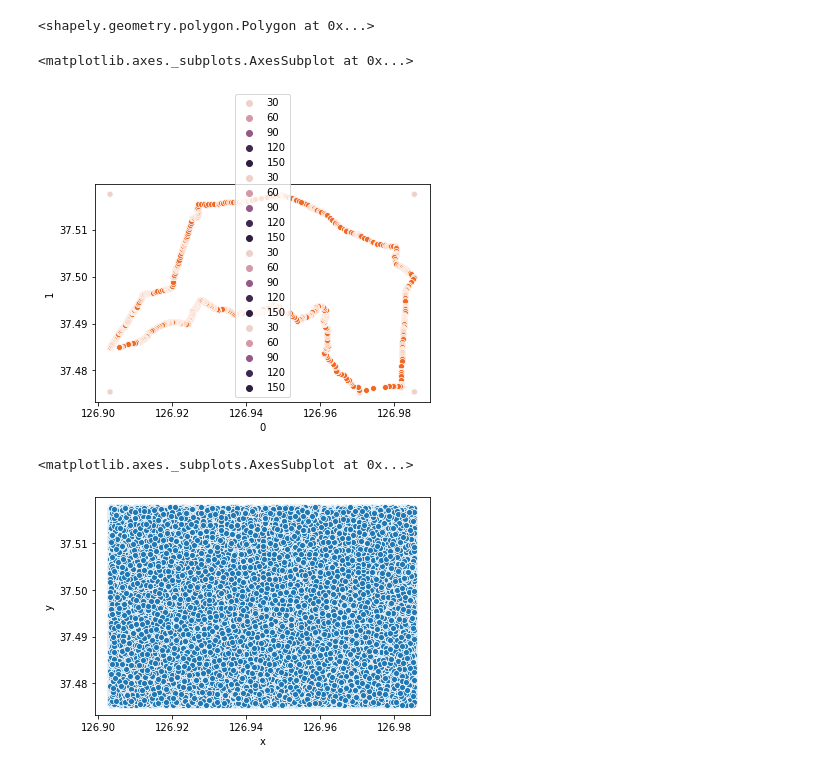
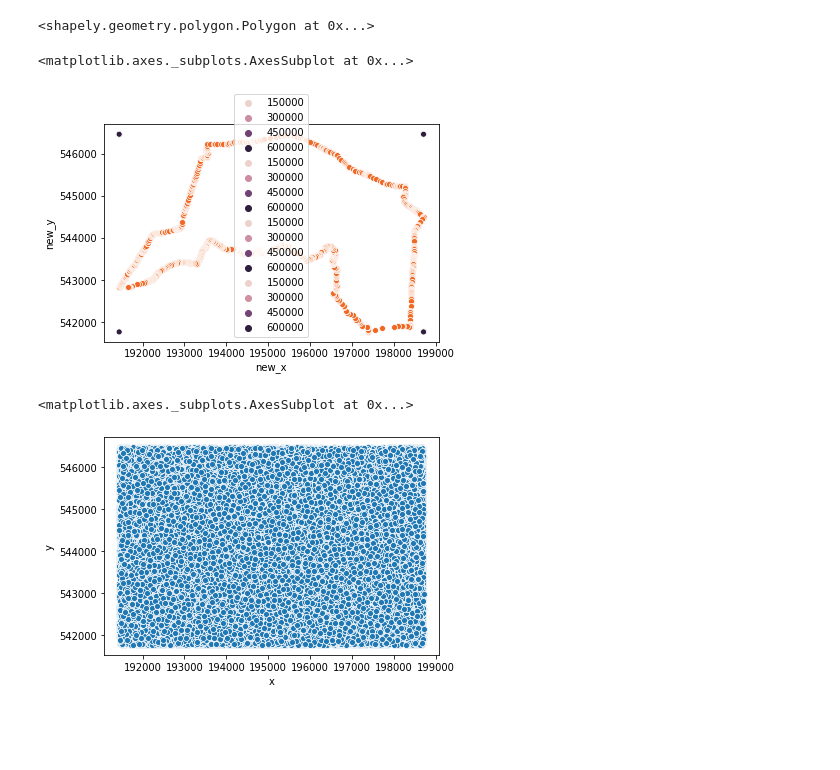
Before and after one commit to DrumDong/Contest_Exhibit, a Jupyter notebook: 동작구_공모전/동작구_05th_02.ipynb, the cells around one changed output. Saved outputs shown, nothing was run; the diff lists cells and outputs as text; code cells hidden in the pictures; blank space fills up the shorter version.

```diff
--- a/동작구_공모전/동작구_05th_02.ipynb
+++ b/동작구_공모전/동작구_05th_02.ipynb
@@ -63,11 +66,15 @@ poly = Polygon(coords)
 Polygon(coords)
 # %% [output]
 <shapely.geometry.polygon.Polygon at 0x...>
+# %%
+jak.rename(columns={0:'x',
+                    1:'y'},inplace=True)
+jak[['new_x','new_y']]=jak.apply(transform_w84_to_utmk,axis=1)
 # %%
-x_min=jak[0].min()
-x_max=jak[0].max()
-y_min=jak[1].min()
-y_max=jak[1].max()
+x_min=jak['new_x'].min()
+x_max=jak['new_x'].max()
+y_min=jak['new_y'].min()
+y_max=jak['new_y'].max()
 p1 = [x_min,y_min]
 p2 = [x_min,y_max]
 p3 = [x_max,y_min]
@@ -75,12 +82,12 @@ p4 = [x_max,y_max]
 # %%
 sns.scatterplot(p1[0],p1[1],p1)
 sns.scatterplot(p2[0],p2[1],p2)
 sns.scatterplot(p3[0],p3[1],p3)
 sns.scatterplot(p4[0],p4[1],p4)
-sns.scatterplot(jak[0],jak[1],color='#f16824')
+sns.scatterplot(jak['new_x'],jak['new_y'],color='#f16824')
 # %% [output]
 <matplotlib.axes._subplots.AxesSubplot at 0x...>
-[figure, old version]
+[figure, new version]
 # %%
 x_np=np.random.uniform(x_min,x_max,100000)
 y_np=np.random.uniform(y_min,y_max,100000)
@@ -91,7 +98,7 @@ df=pd.DataFrame({'x':x_np,
 sns.scatterplot(df['x'],df['y'])
 # %% [output]
 <matplotlib.axes._subplots.AxesSubplot at 0x...>
-[figure, old version]
+[figure, new version]
 # %%
 for idx in df.index:
   point=Point(df.loc[idx,'x'],df.loc[idx,'y'])
```
Also changed, not shown: parts of 5 cells of this notebook.
